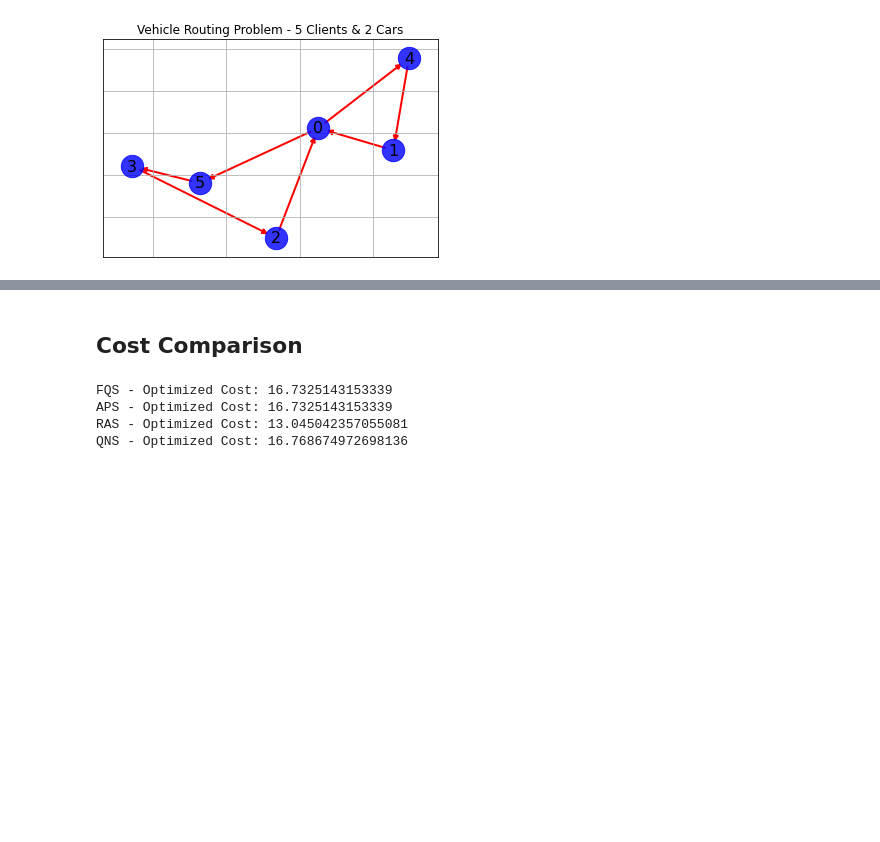
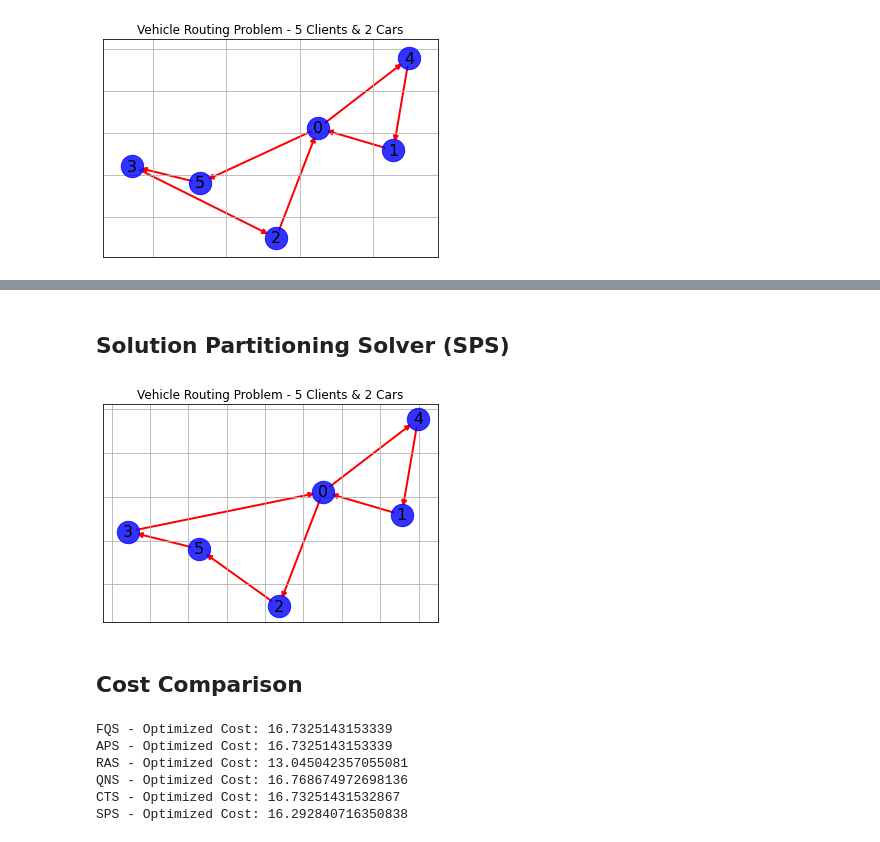
Before and after one commit to VGGatGitHub/QOSF-cohort3, a Jupyter notebook: vehicle_routing/Vehicle_Routing.ipynb, the cells around one changed output, grey strips where cells are left out. Saved outputs shown, nothing was run; the diff lists cells and outputs as text; code cells hidden in the pictures; blank space fills up the shorter version.

```diff
--- a/vehicle_routing/Vehicle_Routing.ipynb
+++ b/vehicle_routing/Vehicle_Routing.ipynb
@@ -53,7 +63,13 @@ vrp4.visualize(xc, yc)
+# %% [markdown]
+## Solution Partitioning Solver (SPS)
+# %%
+vrp6.visualize(xc, yc)
+# %% [output]
+[figure, added]
 # %% [markdown]
 ## Cost Comparison
 # %%
-solver_types = ['FQS', 'APS', 'RAS', 'QNS']
+solver_types = ['FQS', 'APS', 'RAS', 'QNS', 'CTS', 'SPS']
 for i, vrp in enumerate(vrp_list):
     print(f'{solver_types[i]} - Optimized Cost: {vrp.result.first.energy}')
 # %% [output]
@@ -61,3 +77,5 @@ FQS - Optimized Cost: 16.7325143153339
 APS - Optimized Cost: 16.7325143153339
 RAS - Optimized Cost: 13.045042357055081
 QNS - Optimized Cost: 16.768674972698136
+CTS - Optimized Cost: 16.73251431532867
+SPS - Optimized Cost: 16.292840716350838
```
Also changed, not shown: parts of 5 cells of this notebook, 7 other files.
